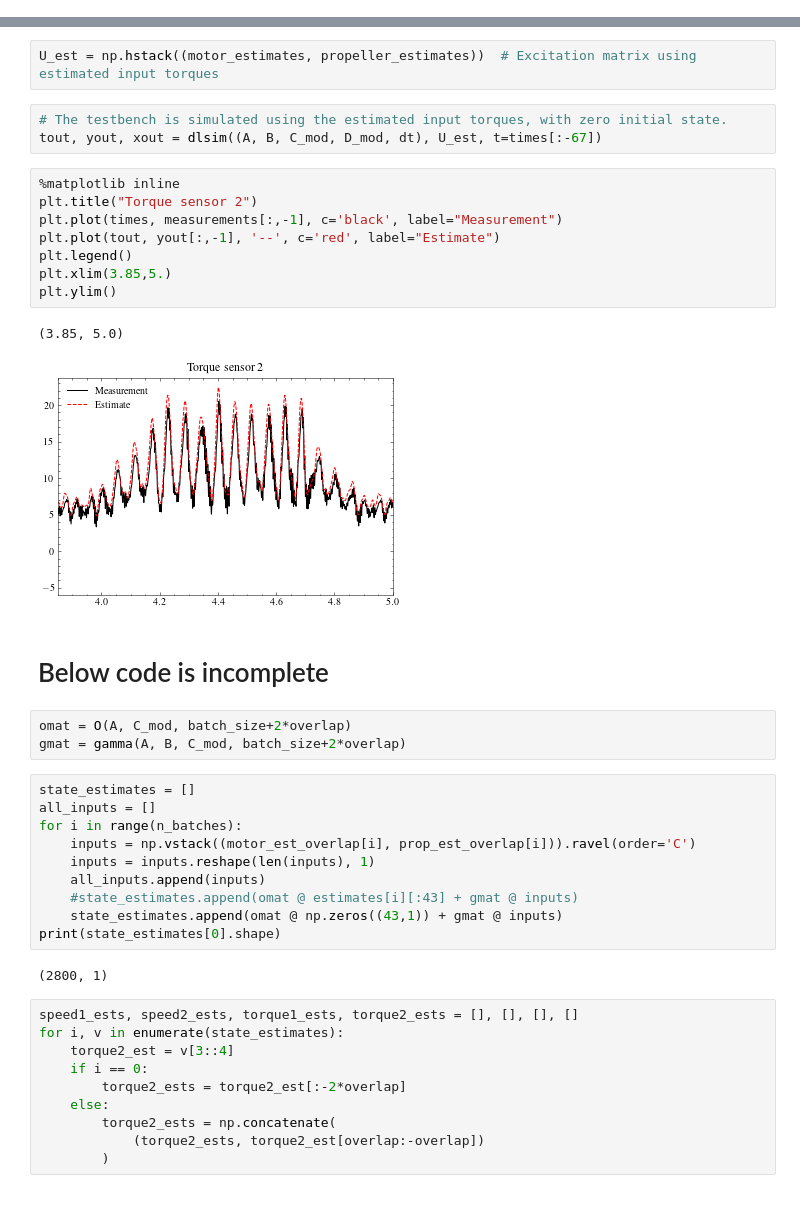
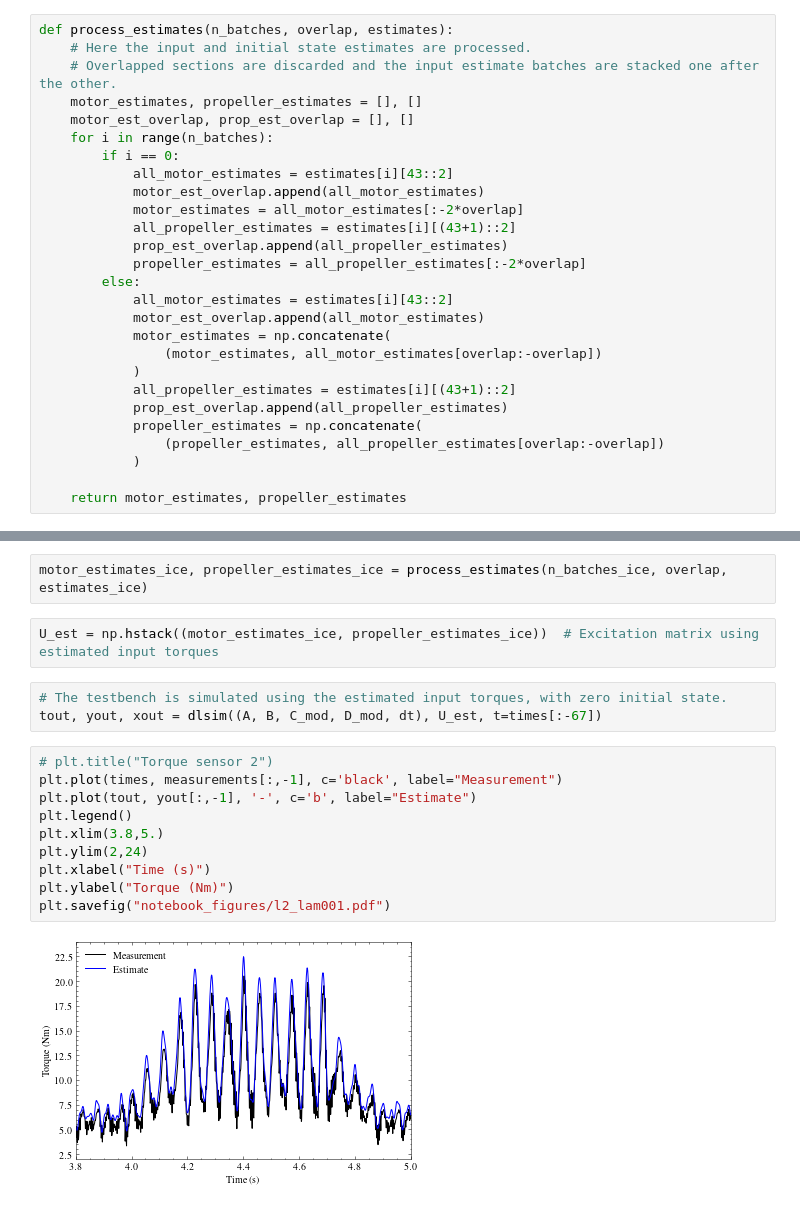
Before and after one commit to urho-h/torque_estimation_masters, a Jupyter notebook: notebooks/IFAC conference material.ipynb, the cells around one changed output, grey strips where cells are left out. Drawn from its saved outputs; the diff is of its cells as text.

```diff
--- a/notebooks/IFAC conference material.ipynb
+++ b/notebooks/IFAC conference material.ipynb
@@ -597,0 +1008,27 @@ for i in range(n_batches):
+# %%
+def process_estimates(n_batches, overlap, estimates):
+    # Here the input and initial state estimates are processed.
+    # Overlapped sections are discarded and the input estimate batches are stacked one after the other.
+    motor_estimates, propeller_estimates = [], []
+    motor_est_overlap, prop_est_overlap = [], []
+    for i in range(n_batches):
+        if i == 0:
+            all_motor_estimates = estimates[i][43::2]
+            motor_est_overlap.append(all_motor_estimates)
+            motor_estimates = all_motor_estimates[:-2*overlap]
+            all_propeller_estimates = estimates[i][(43+1)::2]
+            prop_est_overlap.append(all_propeller_estimates)
+            propeller_estimates = all_propeller_estimates[:-2*overlap]
+        else:
+            all_motor_estimates = estimates[i][43::2]
+            motor_est_overlap.append(all_motor_estimates)
+            motor_estimates = np.concatenate(
+                (motor_estimates, all_motor_estimates[overlap:-overlap])
+            )
+            all_propeller_estimates = estimates[i][(43+1)::2]
+            prop_est_overlap.append(all_propeller_estimates)
+            propeller_estimates = np.concatenate(
+                (propeller_estimates, all_propeller_estimates[overlap:-overlap])
+            )
+
+    return motor_estimates, propeller_estimates
@@ -600,43 +1122,19 @@ C_full = np.eye(B.shape[0])  # Identity matrix with shape of the A matrix for ob
+# %%
+motor_estimates_ice, propeller_estimates_ice = process_estimates(n_batches_ice, overlap, estimates_ice)
 # %%
-U_est = np.hstack((motor_estimates, propeller_estimates))  # Excitation matrix using estimated input torques
+U_est = np.hstack((motor_estimates_ice, propeller_estimates_ice))  # Excitation matrix using estimated input torques
 # %%
 # The testbench is simulated using the estimated input torques, with zero initial state.
 tout, yout, xout = dlsim((A, B, C_mod, D_mod, dt), U_est, t=times[:-67])
 # %%
-%matplotlib inline
-plt.title("Torque sensor 2")
+# plt.title("Torque sensor 2")
 plt.plot(times, measurements[:,-1], c='black', label="Measurement")
-plt.plot(tout, yout[:,-1], '--', c='red', label="Estimate")
+plt.plot(tout, yout[:,-1], '-', c='b', label="Estimate")
 plt.legend()
-plt.xlim(3.85,5.)
-plt.ylim()
+plt.xlim(3.8,5.)
+plt.ylim(2,24)
+plt.xlabel("Time (s)")
+plt.ylabel("Torque (Nm)")
+plt.savefig("notebook_figures/l2_lam001.pdf")
 # %% [output]
-(3.85, 5.0)
-[figure, old version]
+[figure, new version]
-# %% [markdown]
-# Below code is incomplete
-# %%
-omat = O(A, C_mod, batch_size+2*overlap)
-gmat = gamma(A, B, C_mod, batch_size+2*overlap)
-# %%
-state_estimates = []
-all_inputs = []
-for i in range(n_batches):
-    inputs = np.vstack((motor_est_overlap[i], prop_est_overlap[i])).ravel(order='C')
-    inputs = inputs.reshape(len(inputs), 1)
-    all_inputs.append(inputs)
-    #state_estimates.append(omat @ estimates[i][:43] + gmat @ inputs)
-    state_estimates.append(omat @ np.zeros((43,1)) + gmat @ inputs)
-print(state_estimates[0].shape)
-# %% [output]
-(2800, 1)
-# %%
-speed1_ests, speed2_ests, torque1_ests, torque2_ests = [], [], [], []
-for i, v in enumerate(state_estimates):
-    torque2_est = v[3::4]
-    if i == 0:
-        torque2_ests = torque2_est[:-2*overlap]
-    else:
-        torque2_ests = np.concatenate(
-            (torque2_ests, torque2_est[overlap:-overlap])
-        )
```
Also changed, not shown: parts of 63 cells of this notebook, 8 other files.
